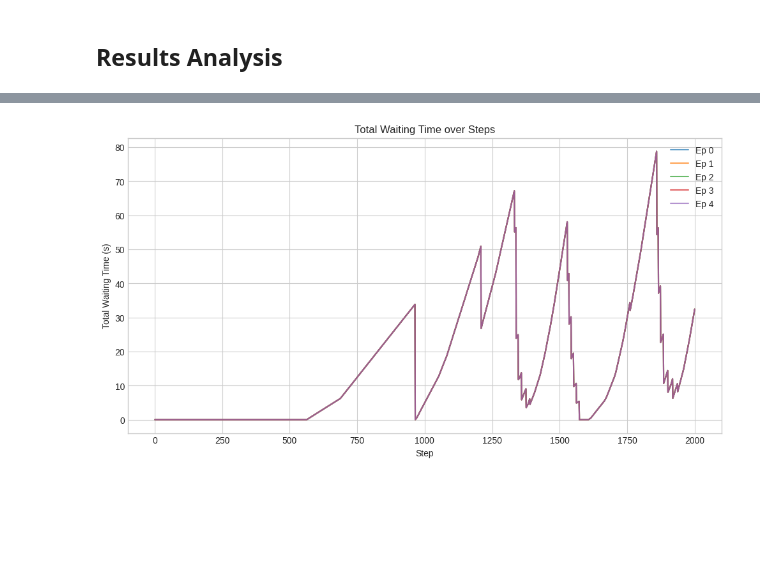
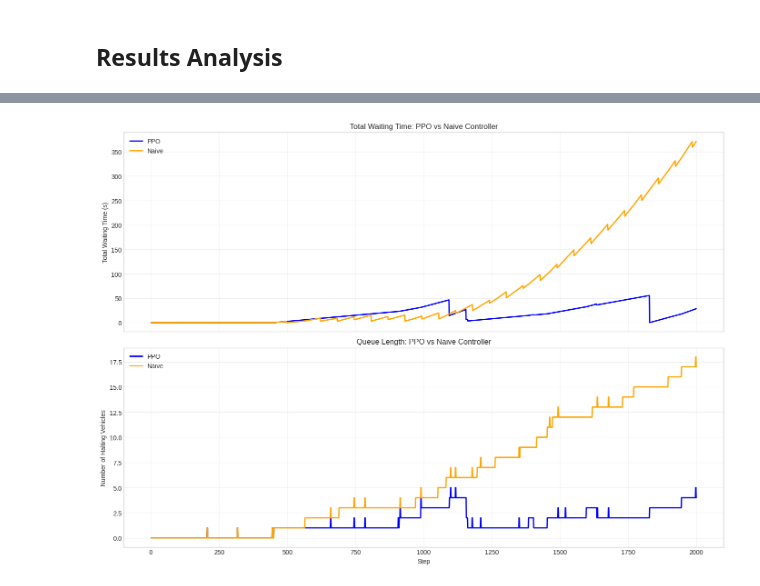
Before and after one commit to traffic-zero/traffic-zero, a Jupyter notebook: scripts/sim/sumo_results.ipynb, the cells around one changed output, grey strips where cells are left out. Cells and saved outputs as stored; diff of their text form; code cells hidden in the pictures; blank space fills up the shorter version.

Commit message:
feat: reflect ppo vs naive approach on plots

```diff
--- a/scripts/sim/sumo_results.ipynb
+++ b/scripts/sim/sumo_results.ipynb
@@ -155,13 +244,17 @@ Evaluation complete.
 # %% [markdown]
 ## Results Analysis
 # %%
-if not df_eps.empty:
-    plt.figure(figsize=(10, 5))
-    plt.plot(df_eps['episode'], df_eps['total_reward'], marker='o')
-    plt.title('Total Reward per Episode')
-    plt.xlabel('Episode')
-    plt.ylabel('Total Reward')
+if not df_eps.empty and not df_naive_eps.empty:
+    fig, ax = plt.subplots(figsize=(10, 5))
+    ax.plot(df_eps['episode'], df_eps['total_reward'], marker='o', label='PPO', color='blue')
+    ax.plot(df_naive_eps['episode'], df_naive_eps['total_reward'], marker='s', label='Naive', color='orange')
+    ax.set_title('Total Reward per Episode')
+    ax.set_xlabel('Episode')
+    ax.set_ylabel('Total Reward')
+    ax.legend()
     plt.show()
+elif not df_eps.empty:
+    print("Naive data not available yet. Run naive controller evaluation first.")
 else:
     print("No episode data collected.")
 # %% [output]
@@ -169,14 +262,64 @@ else:
 # %%
-if not df_steps.empty:
-    plt.figure(figsize=(12, 6))
-    for ep in df_steps['episode'].unique():
-        subset = df_steps[df_steps['episode'] == ep]
-        plt.plot(subset['step'], subset['total_waiting_time'], label=f'Ep {ep}', alpha=0.7)
+if not df_steps.empty and not df_naive_steps.empty:
+    fig, axes = plt.subplots(2, 1, figsize=(14, 10), sharex=True)
 
-    plt.title('Total Waiting Time over Steps')
-    plt.xlabel('Step')
-    plt.ylabel('Total Waiting Time (s)')
-    plt.legend()
+    # Colors for PPO and Naive
+    ppo_color = 'blue'
+    naive_color = 'orange'
+
+    # Aggregate by step (mean across episodes)
+    ppo_agg = df_steps.groupby('step').agg({
+        'total_waiting_time': ['mean', 'std'],
+        'halting_count': ['mean', 'std']
+    }).reset_index()
+    ppo_agg.columns = ['step', 'wait_mean', 'wait_std', 'queue_mean', 'queue_std']
+
+    naive_agg = df_naive_steps.groupby('step').agg({
+        'total_waiting_time': ['mean', 'std'],
+        'halting_count': ['mean', 'std']
+    }).reset_index()
+    naive_agg.columns = ['step', 'wait_mean', 'wait_std', 'queue_mean', 'queue_std']
+
+    # Plot 1: Total Waiting Time
+    axes[0].plot(ppo_agg['step'], ppo_agg['wait_mean'], color=ppo_color, label='PPO', linewidth=2)
+    axes[0].fill_between(ppo_agg['step'],
+                         ppo_agg['wait_mean'] - ppo_agg['wait_std'],
+                         ppo_agg['wait_mean'] + ppo_agg['wait_std'],
+                         color=ppo_color, alpha=0.2)
+
+    axes[0].plot(naive_agg['step'], naive_agg['wait_mean'], color=naive_color, label='Naive', linewidth=2)
+    axes[0].fill_between(naive_agg['step'],
+                         naive_agg['wait_mean'] - naive_agg['wait_std'],
+                         naive_agg['wait_mean'] + naive_agg['wait_std'],
+                         color=naive_color, alpha=0.2)
+
+    axes[0].set_ylabel('Total Waiting Time (s)')
+    axes[0].set_title('Total Waiting Time: PPO vs Naive Controller')
+    axes[0].legend(loc='upper left')
+    axes[0].grid(True, alpha=0.3)
+
+    # Plot 2: Queue Length (Halting Vehicles)
+    axes[1].plot(ppo_agg['step'], ppo_agg['queue_mean'], color=ppo_color, label='PPO', linewidth=2)
+    axes[1].fill_between(ppo_agg['step'],
+                         ppo_agg['queue_mean'] - ppo_agg['queue_std'],
+                         ppo_agg['queue_mean'] + ppo_agg['queue_std'],
+                         color=ppo_color, alpha=0.2)
+
+    axes[1].plot(naive_agg['step'], naive_agg['queue_mean'], color=naive_color, label='Naive', linewidth=2)
+    axes[1].fill_between(naive_agg['step'],
+                         naive_agg['queue_mean'] - naive_agg['queue_std'],
+                         naive_agg['queue_mean'] + naive_agg['queue_std'],
+                         color=naive_color, alpha=0.2)
+
+    axes[1].set_xlabel('Step')
+    axes[1].set_ylabel('Number of Halting Vehicles')
+    axes[1].set_title('Queue Length: PPO vs Naive Controller')
+    axes[1].legend(loc='upper left')
+    axes[1].grid(True, alpha=0.3)
+
+    plt.tight_layout()
     plt.show()
+else:
+    print("No step data collected.")
 # %% [output]
-[figure, old version]
+[figure, new version]
```
Also changed, not shown: parts of 15 cells of this notebook, 1 other file.
